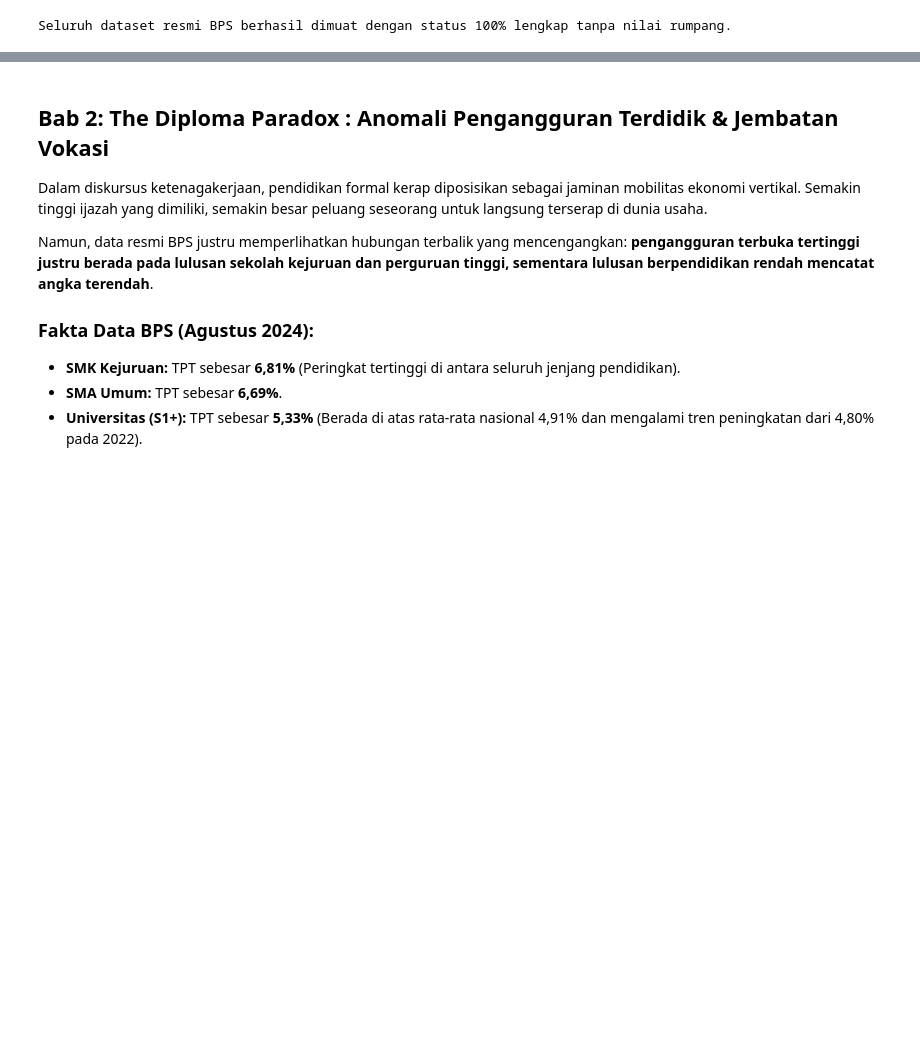
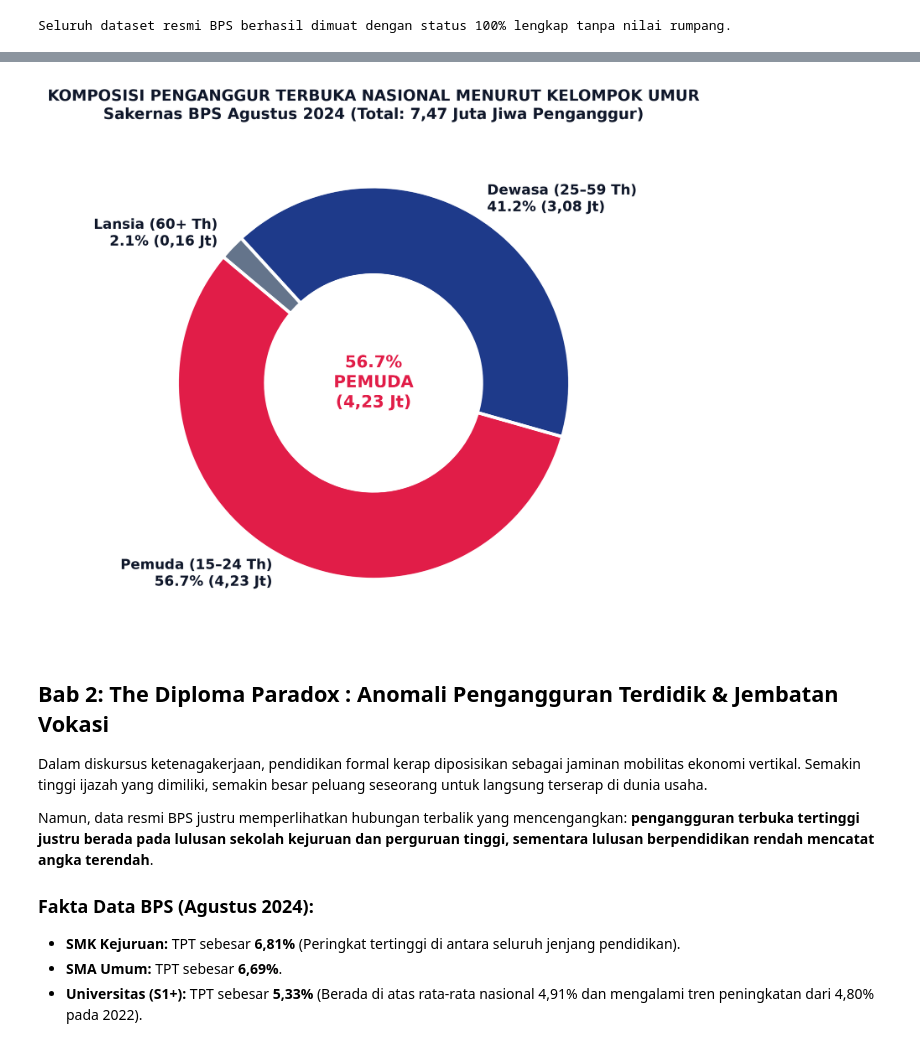
Before and after one commit to Primarizki21/NEXUS-Dashboard, a Jupyter notebook: notebooks/analisis_ketenagakerjaan_action2026.ipynb, the cells around one changed output, grey strips where cells are left out. Drawn from its saved outputs; the diff is of its cells as text; code cells hidden in the pictures; blank space fills up the shorter version.

```diff
--- a/notebooks/analisis_ketenagakerjaan_action2026.ipynb
+++ b/notebooks/analisis_ketenagakerjaan_action2026.ipynb
@@ -153,3 +195,28 @@ display(Image(filename=str(CHARTS_DIR / "01_krisis_pengangguran_usia_muda.png"))
+# %%
+# Grafik 1C: Komposisi Penganggur Terbuka Menurut Kelompok Umur (Agustus 2024)
+df_3groups = df_youth[~df_youth["Kelompok_Umur"].str.contains("Rasio")].copy()
+shares = df_3groups["Share_Penganggur_%"].tolist()
+labels_pie = [f"Pemuda (15–24 Th)\n{shares[0]:.1f}% (4,23 Jt)",
+              f"Dewasa (25–59 Th)\n{shares[1]:.1f}% (3,08 Jt)",
+              f"Lansia (60+ Th)\n{shares[2]:.1f}% (0,16 Jt)"]
+pie_colors = [COLOR_CORAL, COLOR_NAVY, COLOR_SLATE]
+
+fig3, ax3 = plt.subplots(figsize=(8.5, 6))
+wedges, texts = ax3.pie(shares, labels=labels_pie, colors=pie_colors, startangle=140,
+                        wedgeprops=dict(width=0.45, edgecolor="white", linewidth=2.5),
+                        textprops=dict(weight="bold", color=COLOR_TEXT, fontsize=10.5))
+
+ax3.text(0, 0, f"{shares[0]:.1f}%\nPEMUDA\n(4,23 Jt)", ha="center", va="center", fontsize=12.5, weight="bold", color=COLOR_CORAL)
+ax3.set_title("KOMPOSISI PENGANGGUR TERBUKA NASIONAL MENURUT KELOMPOK UMUR\nSakernas BPS Agustus 2024 (Total: 7,47 Juta Jiwa Penganggur)",
+              fontsize=11.5, weight="bold", color=COLOR_TEXT, pad=14)
+
+plt.tight_layout()
+fig3.savefig(CHARTS_DIR / "01c_komposisi_penganggur_usia.svg", format="svg", bbox_inches="tight")
+fig3.savefig(CHARTS_DIR / "01c_komposisi_penganggur_usia.png", dpi=300, bbox_inches="tight")
+plt.close(fig3)
+display(Image(filename=str(CHARTS_DIR / "01c_komposisi_penganggur_usia.png")))
+# %% [output]
+[figure, added]
 # %% [markdown]
 ## Bab 2: The Diploma Paradox : Anomali Pengangguran Terdidik & Jembatan Vokasi
 
```
Also changed, not shown: parts of 8 cells of this notebook, 27 other files.
